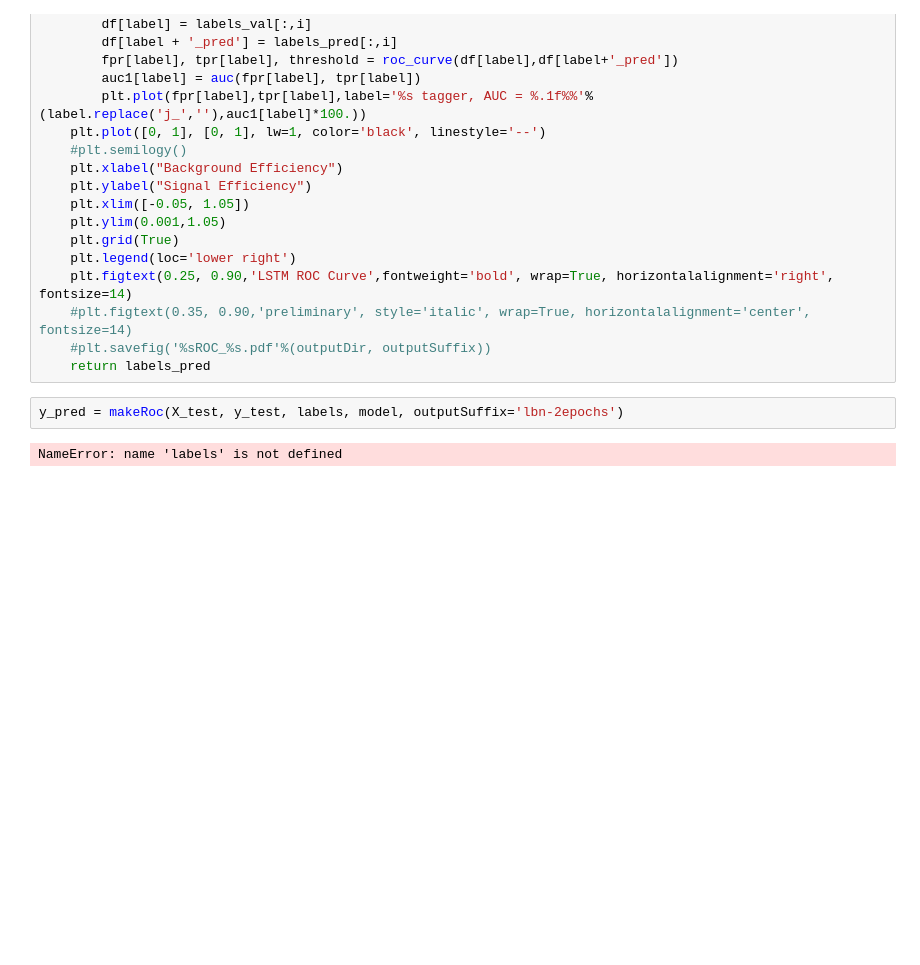
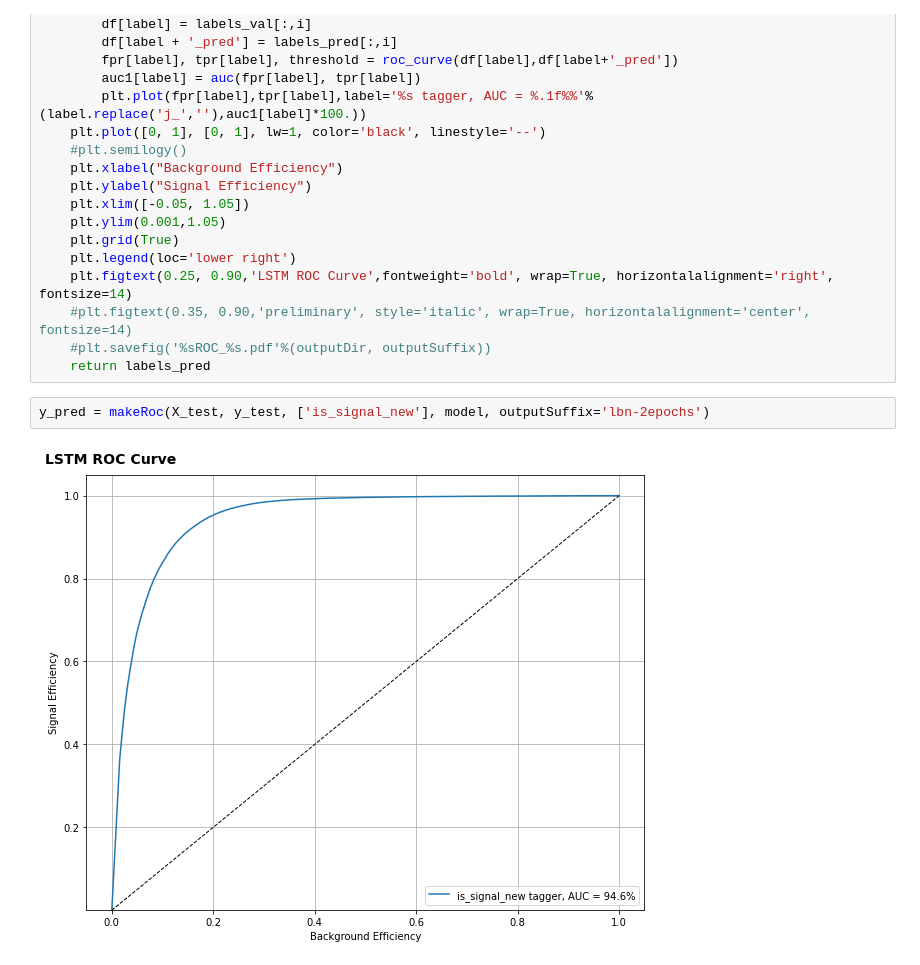
Before and after one commit to DanDan0101/EPE-Machine-Learning, a Jupyter notebook: LBN/train.ipynb, the cells around one changed output. Cells and saved outputs as stored; diff of their text form; blank space fills up the shorter version.

```diff
--- a/LBN/train.ipynb
+++ b/LBN/train.ipynb
@@ -166,6 +178,6 @@ def makeRoc(features_val, labels_val, labels, model, outputDir='', outputSuffix=
     #plt.savefig('%sROC_%s.pdf'%(outputDir, outputSuffix))
     return labels_pred
 # %%
-y_pred = makeRoc(X_test, y_test, labels, model, outputSuffix='lbn-2epochs')
+y_pred = makeRoc(X_test, y_test, ['is_signal_new'], model, outputSuffix='lbn-2epochs')
 # %% [output]
-NameError: name 'labels' is not defined
+[figure, added]
```
Also changed, not shown: parts of 6 cells of this notebook, 1 other file.
